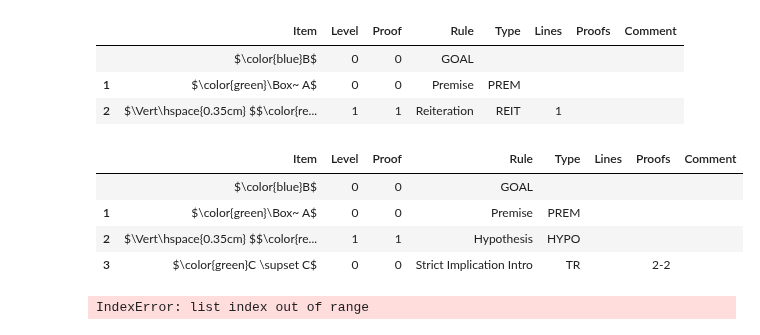
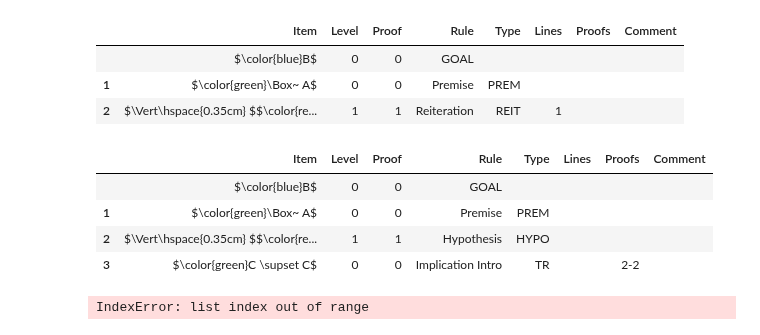
Before and after one commit to FrankHubeny/AltRea, a Jupyter notebook: rules_testcases.ipynb, the cells around one changed output. Cells and saved outputs as stored; diff of their text form; code cells hidden in the pictures.

```diff
--- a/rules_testcases.ipynb
+++ b/rules_testcases.ipynb
@@ -3172,34 +3190,34 @@ display(prf.thisproof())
 # %%
 # test_openclosestrictsubproof_clean_2: Implication result
 
 from IPython.display import display, Math, Markdown, Latex, display_markdown, HTML
 import pandas as pd
 pd.options.display.max_colwidth=500
 from altrea.wffs import And, Wff, Necessary
 from altrea.rules import Proof
 
 prf = Proof()
 prf.setrestricted(True)
 A = prf.proposition("A")
 B = prf.proposition("B")
 C = prf.proposition("C")
 prf.setlogic()
 
 prf.goal(B)
 prf.premise(Necessary(A))
 
 prf.openstrictsubproof()
-prf.addhypothesis(C)
+prf.hypothesis(C)
 prf.closestrictsubproof()
 prf.implication_intro()
 
 display(prf.thisproof())
 # %% [output]
 |  | Item | Level | Proof | Rule | Type | Lines | Proofs | Comment |
 |  | $\color{blue}B$ | 0 | 0 | GOAL |  |  |  |  |
 | 1 | $\color{green}\Box~ A$ | 0 | 0 | Premise | PREM |  |  |  |
 | 2 | $\Vert\hspace{0.35cm} $$\color{re... | 1 | 1 | Hypothesis | HYPO |  |  |  |
-| 3 | $\color{green}C \supset C$ | 0 | 0 | Strict Implication Intro | TR |  | 2-2 |  |
+| 3 | $\color{green}C \supset C$ | 0 | 0 | Implication Intro | TR |  | 2-2 |  |
 # %%
 # test_openclosestrictsubproof_clean_3: Necessary result
 
```
Also changed, not shown: parts of 10 cells of this notebook, 7 other files.
